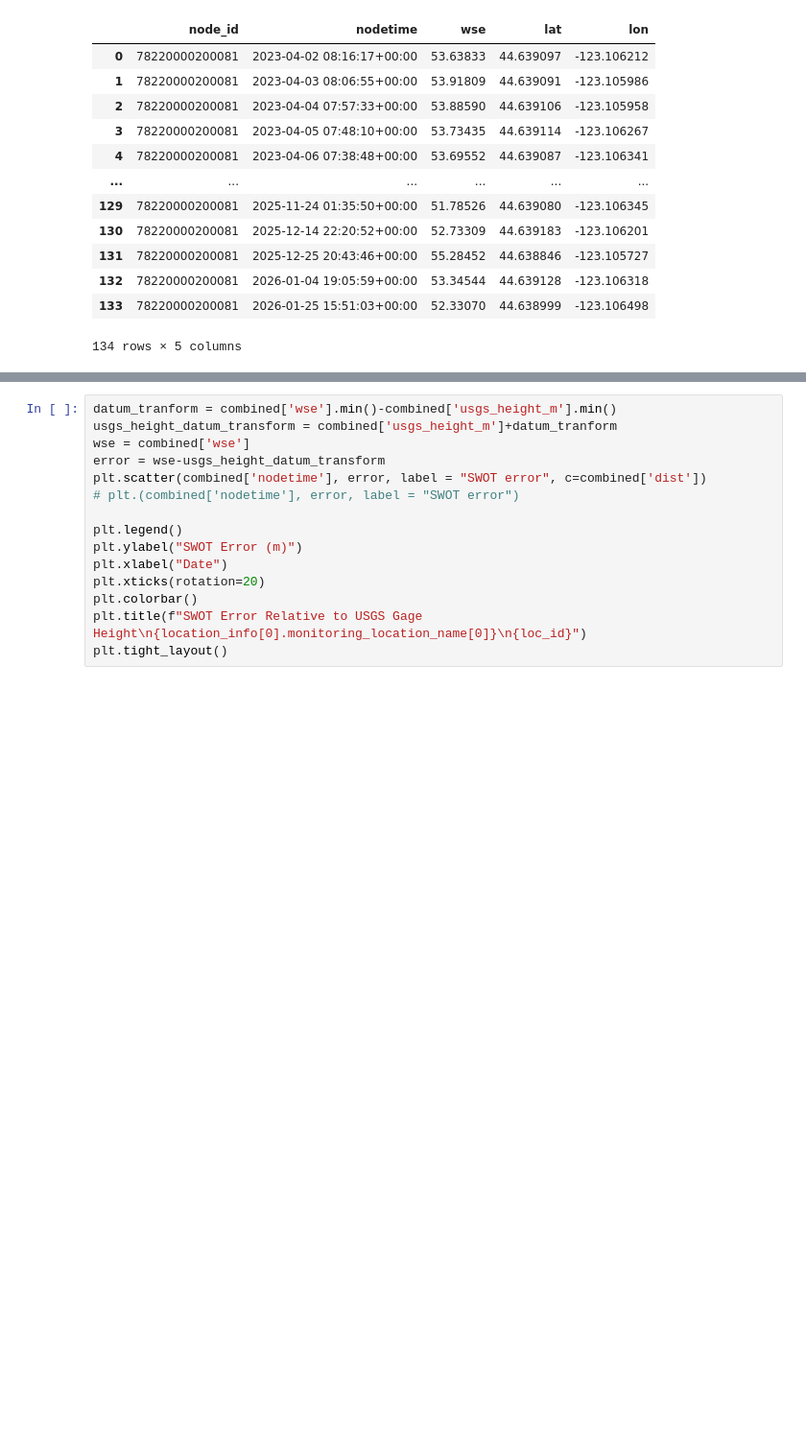
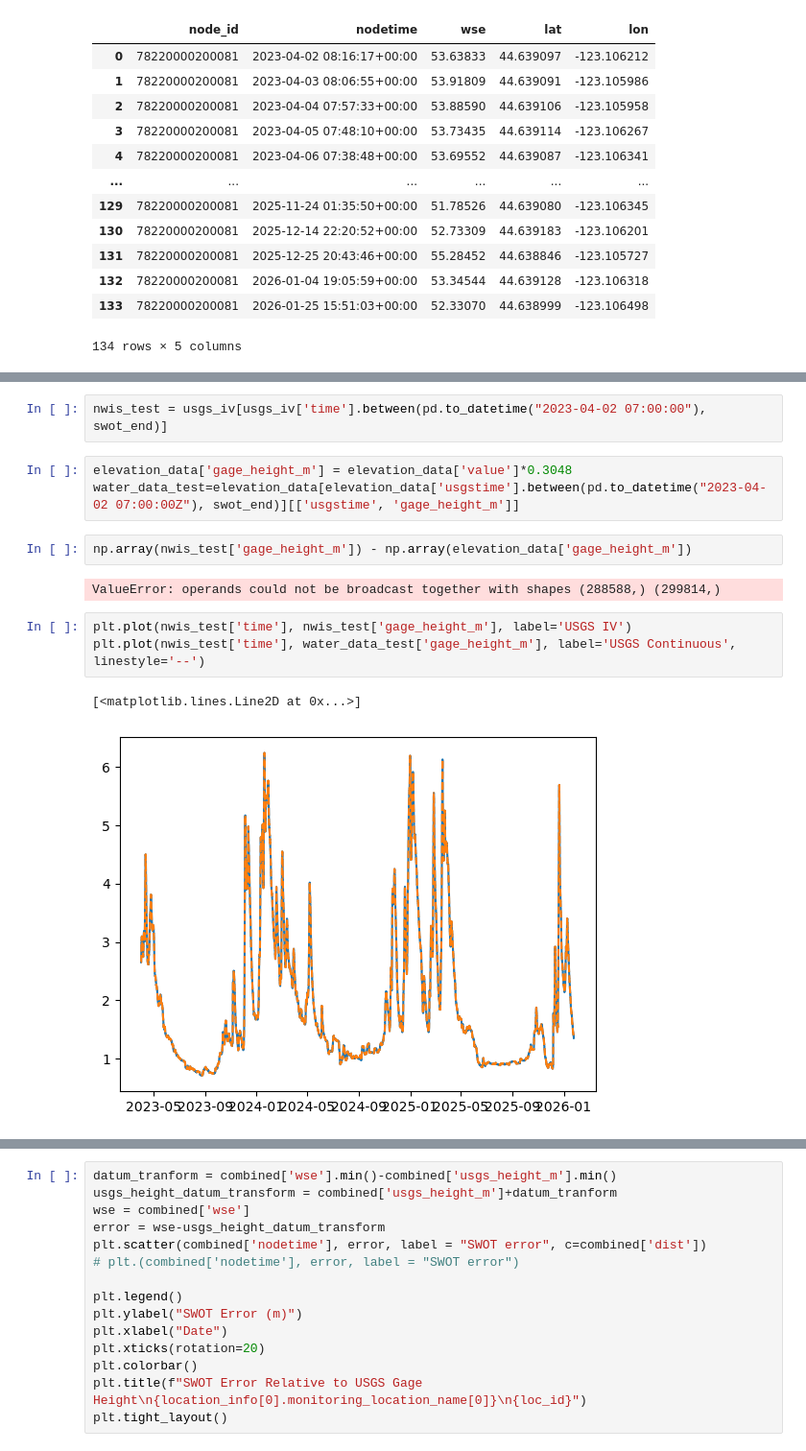
Before and after one commit to msabincolorado/swot-precip-validation, a Jupyter notebook: notebooks/precip_rate_validation.ipynb, the cells around one changed output, grey strips where cells are left out. Shown at 96% size. Saved outputs shown, nothing was run; the diff lists cells and outputs as text; blank space fills up the shorter version.

```diff
--- a/notebooks/precip_rate_validation.ipynb
+++ b/notebooks/precip_rate_validation.ipynb
@@ -410,0 +484,15 @@ plt.tight_layout()
+# %%
+nwis_test = usgs_iv[usgs_iv['time'].between(pd.to_datetime("2023-04-02 07:00:00"), swot_end)]
+# %%
+elevation_data['gage_height_m'] = elevation_data['value']*0.3048
+water_data_test=elevation_data[elevation_data['usgstime'].between(pd.to_datetime("2023-04-02 07:00:00Z"), swot_end)][['usgstime', 'gage_height_m']]
+# %%
+np.array(nwis_test['gage_height_m']) - np.array(elevation_data['gage_height_m'])
+# %% [output]
+ValueError: operands could not be broadcast together with shapes (288588,) (299814,)
+# %%
+plt.plot(nwis_test['time'], nwis_test['gage_height_m'], label='USGS IV')
+plt.plot(nwis_test['time'], water_data_test['gage_height_m'], label='USGS Continuous', linestyle='--')
+# %% [output]
+[<matplotlib.lines.Line2D at 0x...>]
+[figure, added]
```
Also changed, not shown: parts of 14 cells of this notebook, 3 other files.
